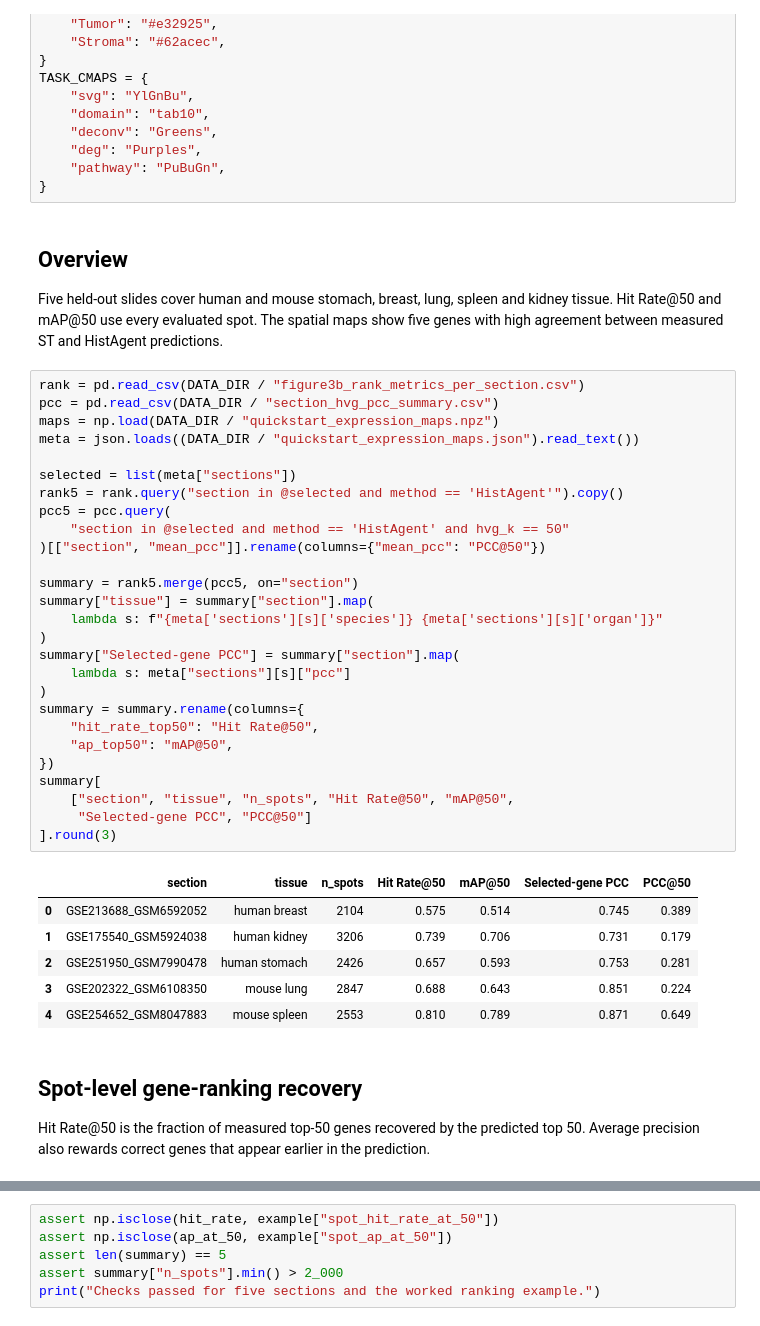
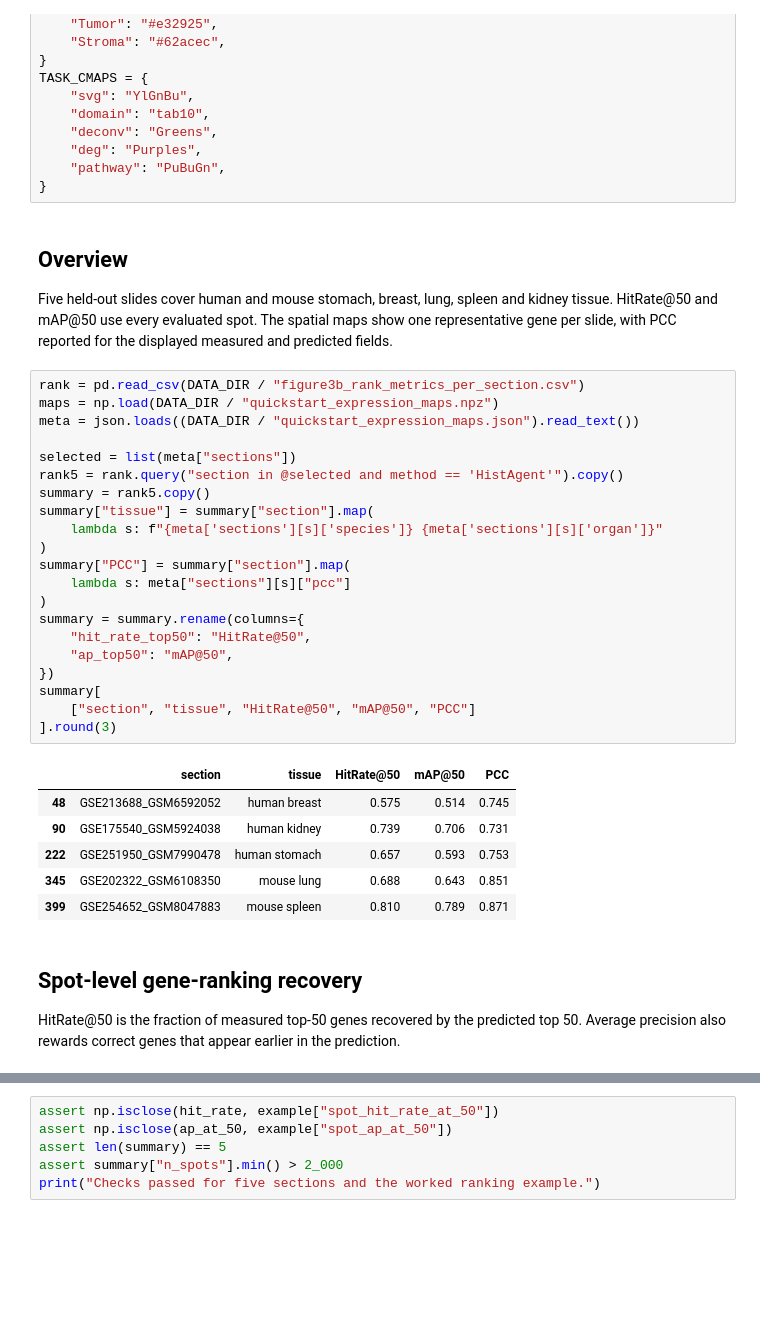
Before and after one commit to zipging/zipging.github.io, a Jupyter notebook: HistAgent/notebooks/ranked_molecular_readouts.ipynb, the cells around one changed output, grey strips where cells are left out. Cells and saved outputs as stored; diff of their text form; blank space fills up the shorter version.

```diff
--- a/HistAgent/notebooks/ranked_molecular_readouts.ipynb
+++ b/HistAgent/notebooks/ranked_molecular_readouts.ipynb
@@ -96,45 +96,39 @@ TASK_CMAPS = {
 # %% [markdown]
 ## Overview
 
-Five held-out slides cover human and mouse stomach, breast, lung, spleen and kidney tissue. Hit Rate@50 and mAP@50 use every evaluated spot. The spatial maps show five genes with high agreement between measured ST and HistAgent predictions.
+Five held-out slides cover human and mouse stomach, breast, lung, spleen and kidney tissue. HitRate@50 and mAP@50 use every evaluated spot. The spatial maps show one representative gene per slide, with PCC reported for the displayed measured and predicted fields.
 # %%
 rank = pd.read_csv(DATA_DIR / "figure3b_rank_metrics_per_section.csv")
-pcc = pd.read_csv(DATA_DIR / "section_hvg_pcc_summary.csv")
 maps = np.load(DATA_DIR / "quickstart_expression_maps.npz")
 meta = json.loads((DATA_DIR / "quickstart_expression_maps.json").read_text())
 
 selected = list(meta["sections"])
 rank5 = rank.query("section in @selected and method == 'HistAgent'").copy()
-pcc5 = pcc.query(
-    "section in @selected and method == 'HistAgent' and hvg_k == 50"
-)[["section", "mean_pcc"]].rename(columns={"mean_pcc": "PCC@50"})
-
-summary = rank5.merge(pcc5, on="section")
+summary = rank5.copy()
 summary["tissue"] = summary["section"].map(
     lambda s: f"{meta['sections'][s]['species']} {meta['sections'][s]['organ']}"
 )
-summary["Selected-gene PCC"] = summary["section"].map(
+summary["PCC"] = summary["section"].map(
     lambda s: meta["sections"][s]["pcc"]
 )
 summary = summary.rename(columns={
-    "hit_rate_top50": "Hit Rate@50",
+    "hit_rate_top50": "HitRate@50",
     "ap_top50": "mAP@50",
 })
 summary[
-    ["section", "tissue", "n_spots", "Hit Rate@50", "mAP@50",
-     "Selected-gene PCC", "PCC@50"]
+    ["section", "tissue", "HitRate@50", "mAP@50", "PCC"]
 ].round(3)
 # %% [output]
-|  | section | tissue | n_spots | Hit Rate@50 | mAP@50 | Selected-gene PCC | PCC@50 |
-| 0 | GSE213688_GSM6592052 | human breast | 2104 | 0.575 | 0.514 | 0.745 | 0.389 |
-| 1 | GSE175540_GSM5924038 | human kidney | 3206 | 0.739 | 0.706 | 0.731 | 0.179 |
-| 2 | GSE251950_GSM7990478 | human stomach | 2426 | 0.657 | 0.593 | 0.753 | 0.281 |
-| 3 | GSE202322_GSM6108350 | mouse lung | 2847 | 0.688 | 0.643 | 0.851 | 0.224 |
-| 4 | GSE254652_GSM8047883 | mouse spleen | 2553 | 0.810 | 0.789 | 0.871 | 0.649 |
+|  | section | tissue | HitRate@50 | mAP@50 | PCC |
+| 48 | GSE213688_GSM6592052 | human breast | 0.575 | 0.514 | 0.745 |
+| 90 | GSE175540_GSM5924038 | human kidney | 0.739 | 0.706 | 0.731 |
+| 222 | GSE251950_GSM7990478 | human stomach | 0.657 | 0.593 | 0.753 |
+| 345 | GSE202322_GSM6108350 | mouse lung | 0.688 | 0.643 | 0.851 |
+| 399 | GSE254652_GSM8047883 | mouse spleen | 0.810 | 0.789 | 0.871 |
 # %% [markdown]
 ## Spot-level gene-ranking recovery
 
-Hit Rate@50 is the fraction of measured top-50 genes recovered by the predicted top 50. Average precision also rewards correct genes that appear earlier in the prediction.
+HitRate@50 is the fraction of measured top-50 genes recovered by the predicted top 50. Average precision also rewards correct genes that appear earlier in the prediction.
 # %%
 example_section = selected[0]
 example = meta["rank_examples"][example_section]
```
Also changed, not shown: parts of 5 cells of this notebook, 17 other files.
